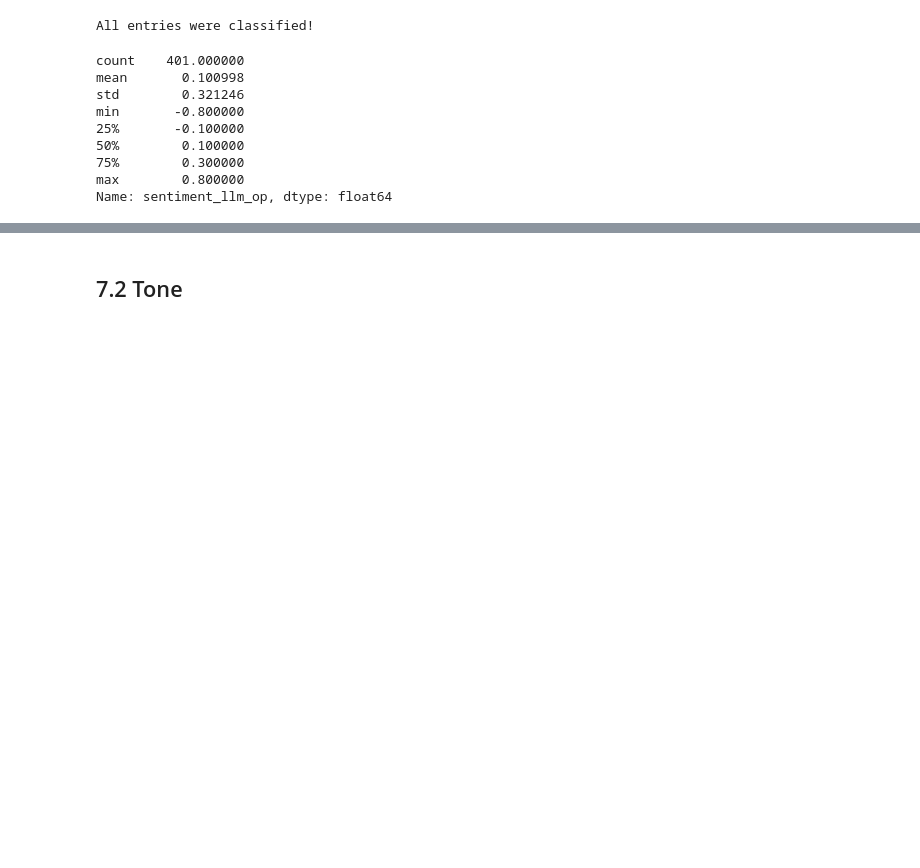
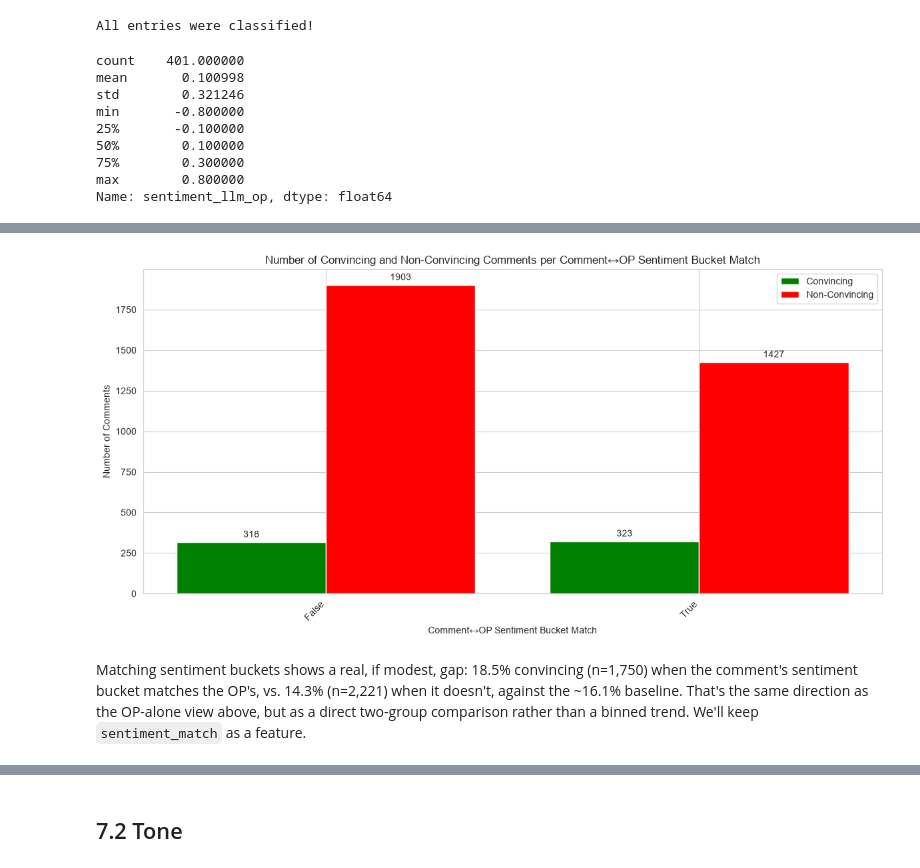
Before and after one commit to jct-nlp/change-my-view-2025, a Jupyter notebook: this work/03.3_feature_engineering_op_relation.ipynb, the cells around one changed output, grey strips where cells are left out. Cells and saved outputs as stored; diff of their text form; code cells hidden in the pictures; blank space fills up the shorter version.

Commit message:
sentiment feature, and a start for the tone feature

```diff
--- a/this work/03.3_feature_engineering_op_relation.ipynb
+++ b/this work/03.3_feature_engineering_op_relation.ipynb
@@ -183,3 +183,21 @@ min       -0.800000
 75%        0.300000
 max        0.800000
 Name: sentiment_llm_op, dtype: float64
+# %%
+# sentiment_llm_op is constant across all of an OP's comments, so checking it against
+# comment-level rows would over-weight OPs with many replies. Aggregate to one row per
+# OP instead, so each OP counts equally regardless of how many comments it received.
+comments_df['sentiment_llm_op'] = comments_df['original_post'].map(
+    op_df.set_index('original_post')['sentiment_llm_op']
+)
+comments_df = comments_df.copy()  # defragment - avoids a pandas PerformanceWarning after many single-column inserts
+
+op_outcomes = comments_df.groupby('original_post').agg(
+    convincing_rate=('is_convincing', 'mean'),
+    n_convinced=('is_convincing', 'sum'),
+    n_comments=('is_convincing', 'count'),
+).reset_index()
+op_outcomes = op_outcomes.merge(op_df[['original_post', 'sentiment_llm_op', 'tone_google_op']], on='original_post', how='left')
+
+print(f"Mean of per-OP convincing rate: {op_outcomes['convincing_rate'].mean():.1%}  (n={len(op_outcomes)} OPs)")
+print(f"Correlation between thread size (n_comments) and per-OP convincing rate: {op_outcomes['n_comments'].corr(op_outcomes['convincing_rate']):.2f}")
@@ -185,0 +209,17 @@ Name: sentiment_llm_op, dtype: float64
+# %%
+# A different question: does the comment's own sentiment align with the OP's, rather
+# than the OP's sentiment alone? Sentiment is continuous, so "match" means falling in
+# the same positive/negative/neutral bucket, not exact equality.
+def sentiment_bucket(x):
+    return 'positive' if x > 0 else ('negative' if x < 0 else 'neutral')
+
+comments_df['sentiment_match'] = (
+    comments_df['sentiment_llm'].apply(sentiment_bucket)
+    == comments_df['sentiment_llm_op'].apply(sentiment_bucket)
+)
+comments_df = comments_df.copy()  # defragment - avoids a pandas PerformanceWarning after many single-column inserts
+
+baseline_rate = comments_df['is_convincing'].mean()
+print(f"Baseline convincing rate: {baseline_rate:.1%}\n")
+
+comments_df.groupby('sentiment_match')['is_convincing'].agg(['mean', 'count'])
@@ -185,0 +232,6 @@ Name: sentiment_llm_op, dtype: float64
+# %%
+common_functions.plot_category_histogram(comments_df, 'sentiment_match', 'Comment↔OP Sentiment Bucket Match')
+# %% [output]
+[figure, added]
+# %% [markdown]
+Matching sentiment buckets shows a real, if modest, gap: 18.5% convincing (n=1,750) when the comment's sentiment bucket matches the OP's, vs. 14.3% (n=2,221) when it doesn't, against the ~16.1% baseline. That's the same direction as the OP-alone view above, but as a direct two-group comparison rather than a binned trend. We'll keep `sentiment_match` as a feature.
```
Also changed, not shown: parts of 9 cells of this notebook.
